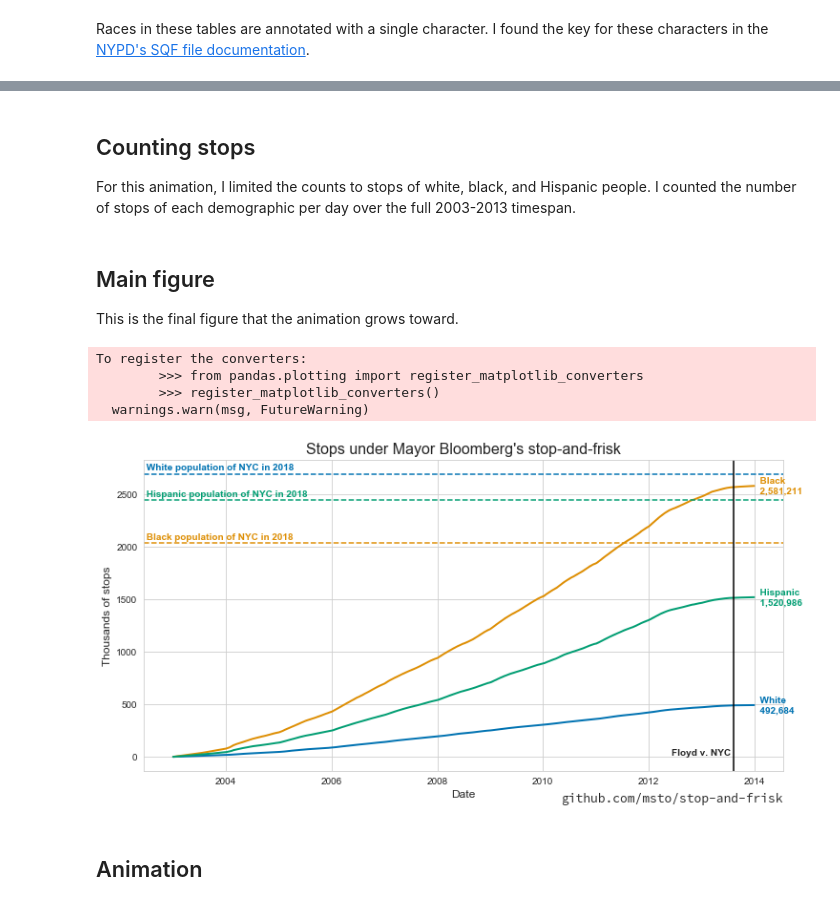
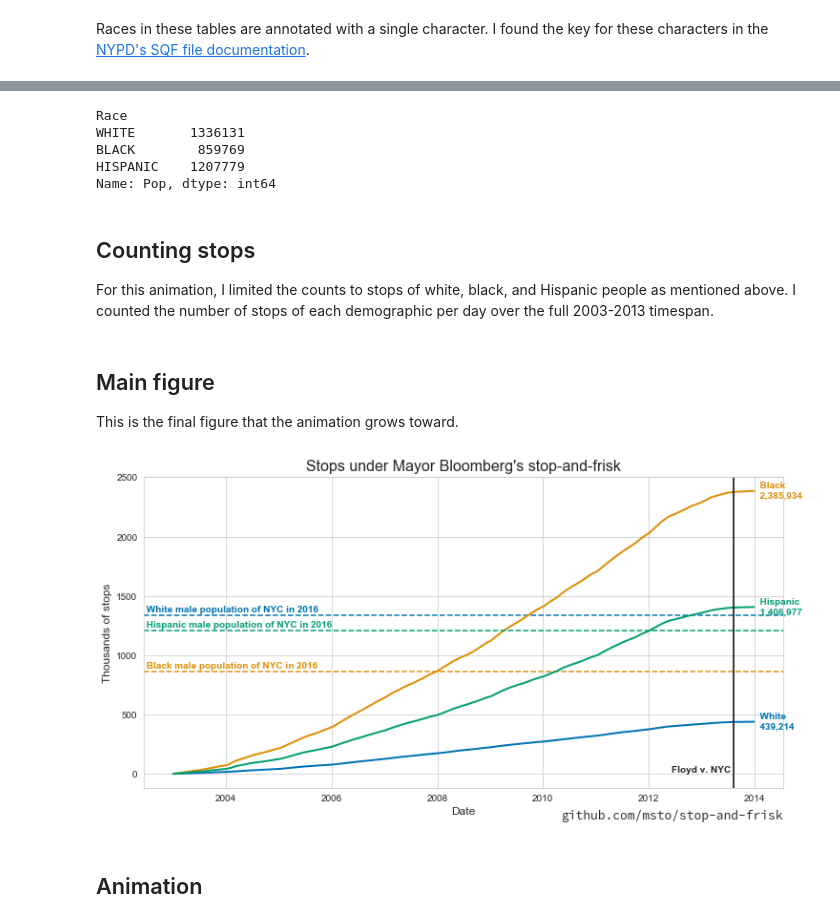
Before and after one commit to msto/stop-and-frisk, a Jupyter notebook: notebooks/Stop and frisk animation.ipynb, the cells around one changed output, grey strips where cells are left out. Drawn from its saved outputs; the diff is of its cells as text; code cells hidden in the pictures.

Commit message:
filter to male stops and use Baruch demo numbers

```diff
--- a/notebooks/Stop and frisk animation.ipynb
+++ b/notebooks/Stop and frisk animation.ipynb
@@ -67,0 +77,2 @@ df['Race'] = df.Race.replace({'WHITE-HISPANIC': 'HISPANIC', 'BLACK-HISPANIC': 'H
+# %%
+df = df.loc[df.Race.isin(races)].copy()
@@ -67,0 +88,2 @@ df['Race'] = df.Race.replace({'WHITE-HISPANIC': 'HISPANIC', 'BLACK-HISPANIC': 'H
+# %%
+df = df.loc[df.sex == 'M'].copy()
@@ -79,10 +96,25 @@ pop = {'WHITE': int(white_pct * total_pop),
+# %%
+pop = pd.read_csv('data/baruch/2016_male_pop_by_age_condensed.csv')
+
+pop = pd.melt(pop, id_vars=['age_range'], value_vars=races,
+              var_name='Race', value_name='Pop')\
+        .set_index(['Race', 'age_range'])\
+        .sum(level='Race').Pop
+# %%
+pop
+# %% [output]
+Race
+WHITE       1336131
+BLACK        859769
+HISPANIC    1207779
+Name: Pop, dtype: int64
 # %% [markdown]
 ## Counting stops
 
-For this animation, I limited the counts to stops of white, black, and Hispanic people. I counted the number of stops of each demographic per day over the full 2003-2013 timespan.
+For this animation, I limited the counts to stops of white, black, and Hispanic people as mentioned above. I counted the number of stops of each demographic per day over the full 2003-2013 timespan.
 # %%
-races = ['WHITE', 'BLACK', 'HISPANIC']
-idx = pd.MultiIndex.from_product(iterables=[races, pd.date_range('2003-01-01', '2013-12-31')])
+date_range = pd.date_range('2003-01-01', '2013-12-31')
+idx = pd.MultiIndex.from_product(iterables=[races, date_range])
 
 stops = df.groupby(['Race', 'Date']).size().reindex(idx).fillna(0).astype(int)
 # %% [markdown]
@@ -106,39 +138,35 @@ for i, race in enumerate(races):
             va='center', color=color, fontweight="bold")
 
     # Add lines marking the total population of each demographic
     xval = ax.get_xlim()[0]
     yval = pop[race] / 1000
     ax.axhline(yval, c=color, linestyle='--')
-    ax.text(xval, yval + 15, " {0} population of NYC in 2018".format(race.capitalize()),
+    ax.text(xval, yval + 15, " {0} male population of NYC in 2016".format(race.capitalize()),
             va='bottom', ha='left', fontweight='bold', color=color)
 
 # Mark the Floyd v NYC court decision
 floyd_date = pd.to_datetime('2013-08-12', format='%Y-%m-%d')
 ax.axvline(floyd_date, c='k')
 ax.text(floyd_date, 0, 'Floyd v. NYC ',
         fontweight='bold', va='bottom', ha='right')#, fontsize=11)
 
 # Axis labels
 ax.set_xlabel("Date", fontsize=12)
 ax.set_ylabel("Thousands of stops", fontsize=12)
 ax.set_title("Stops under Mayor Bloomberg's stop-and-frisk", fontsize=16)
 
 # Save y-limits for final frame of animation
 final_ylim = ax.get_ylim()
 
 # Citation
 ax.text(1, -0.07, 'github.com/msto/stop-and-frisk',
         ha='right', va='top', fontsize=13,
         fontname='Source Code Pro', transform=ax.transAxes)
 
 # Save
 plt.savefig('figures/bloomberg_stop_and_frisk.png', bbox_inches='tight')
 # %% [output]
-To register the converters:
-        >>> from pandas.plotting import register_matplotlib_converters
-        >>> register_matplotlib_converters()
-  warnings.warn(msg, FutureWarning)
-[figure, old version]
+[figure, new version]
 # %% [markdown]
 ## Animation
 # %% [markdown]
```
Also changed, not shown: parts of 12 cells of this notebook, 5 other files.
